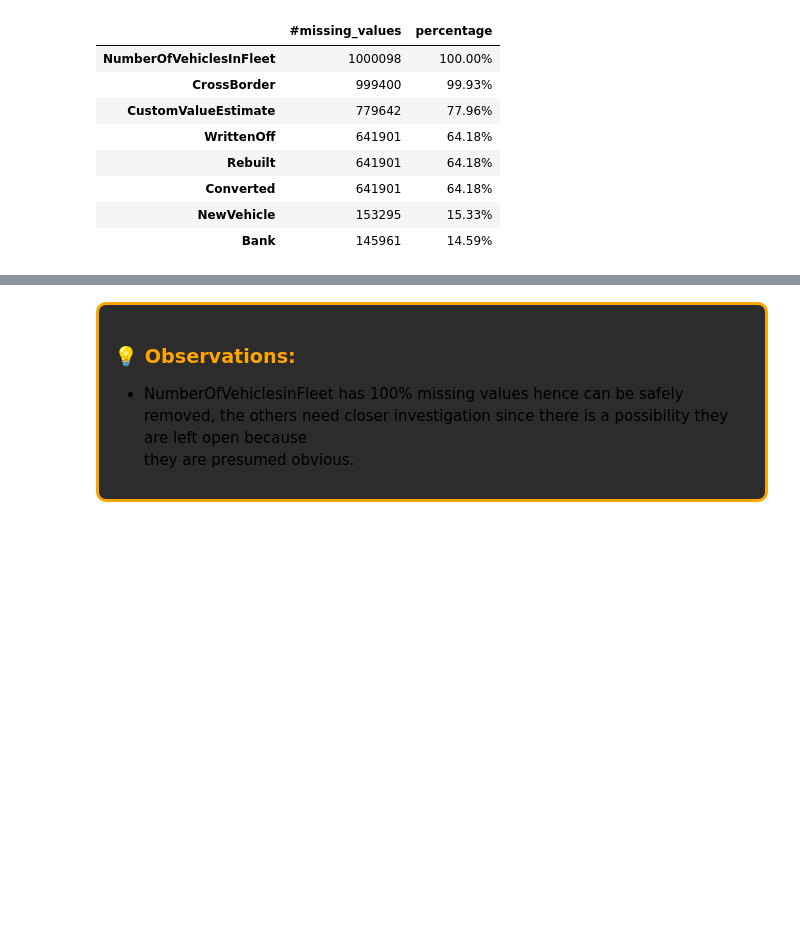
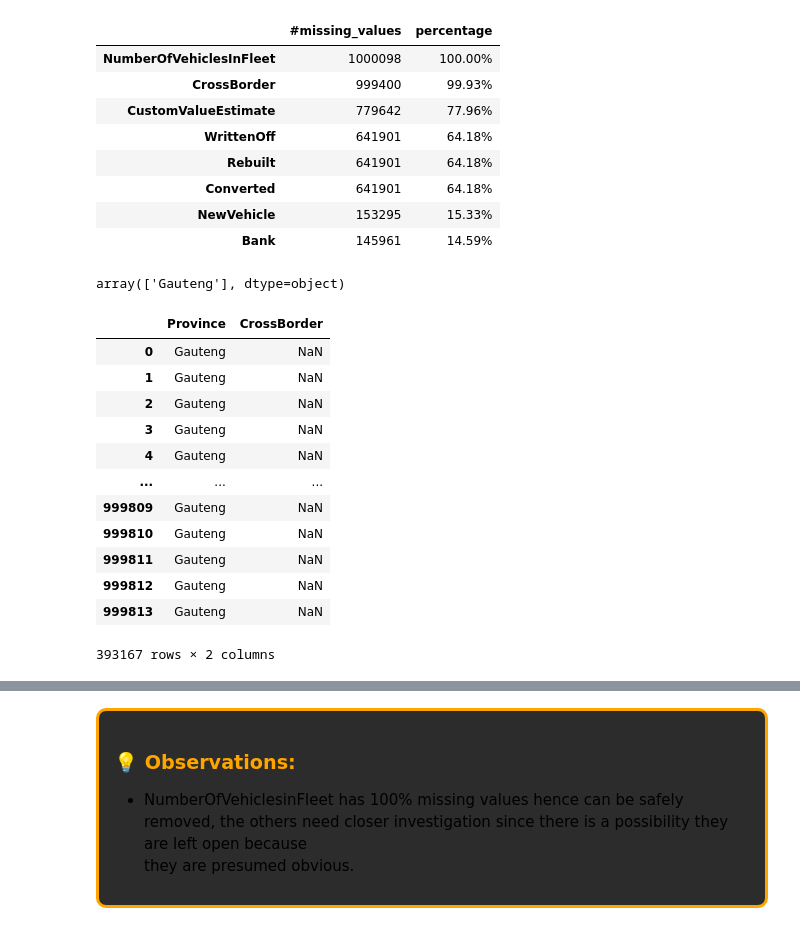
Before and after one commit to Teshager21/insurance-risk-modeling, a Jupyter notebook: notebooks/exploratory/eda_insurance.ipynb, the cells around one changed output, grey strips where cells are left out. Drawn from its saved outputs; the diff is of its cells as text; code cells hidden in the pictures; blank space fills up the shorter version.

```diff
--- a/notebooks/exploratory/eda_insurance.ipynb
+++ b/notebooks/exploratory/eda_insurance.ipynb
@@ -273,3 +272,24 @@ dq.columns_with_significant_missing_values(threshold=5)
 | Converted | 641901 | 64.18% |
 | NewVehicle | 153295 | 15.33% |
 | Bank | 145961 | 14.59% |
+# %%
+df[df['CrossBorder']=='No']['Province'].unique()
+# %% [output]
+array(['Gauteng'], dtype=object)
+# %%
+dft=df[df['CrossBorder'].isna()]
+dft[dft['Province']=='Gauteng'][['Province','CrossBorder']]
+# %% [output]
+|  | Province | CrossBorder |
+| 0 | Gauteng | NaN |
+| 1 | Gauteng | NaN |
+| 2 | Gauteng | NaN |
+| 3 | Gauteng | NaN |
+| 4 | Gauteng | NaN |
+| ... | ... | ... |
+| 999809 | Gauteng | NaN |
+| 999810 | Gauteng | NaN |
+| 999811 | Gauteng | NaN |
+| 999812 | Gauteng | NaN |
+| 999813 | Gauteng | NaN |
+393167 rows × 2 columns
```
Also changed, not shown: parts of 52 cells of this notebook.
